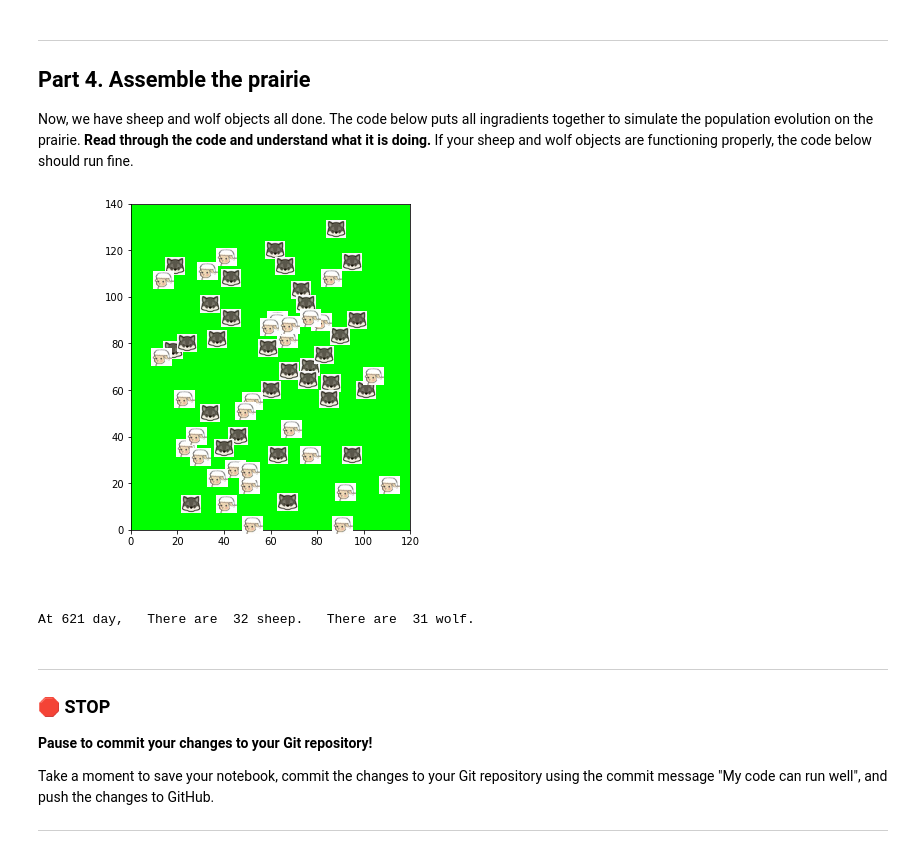
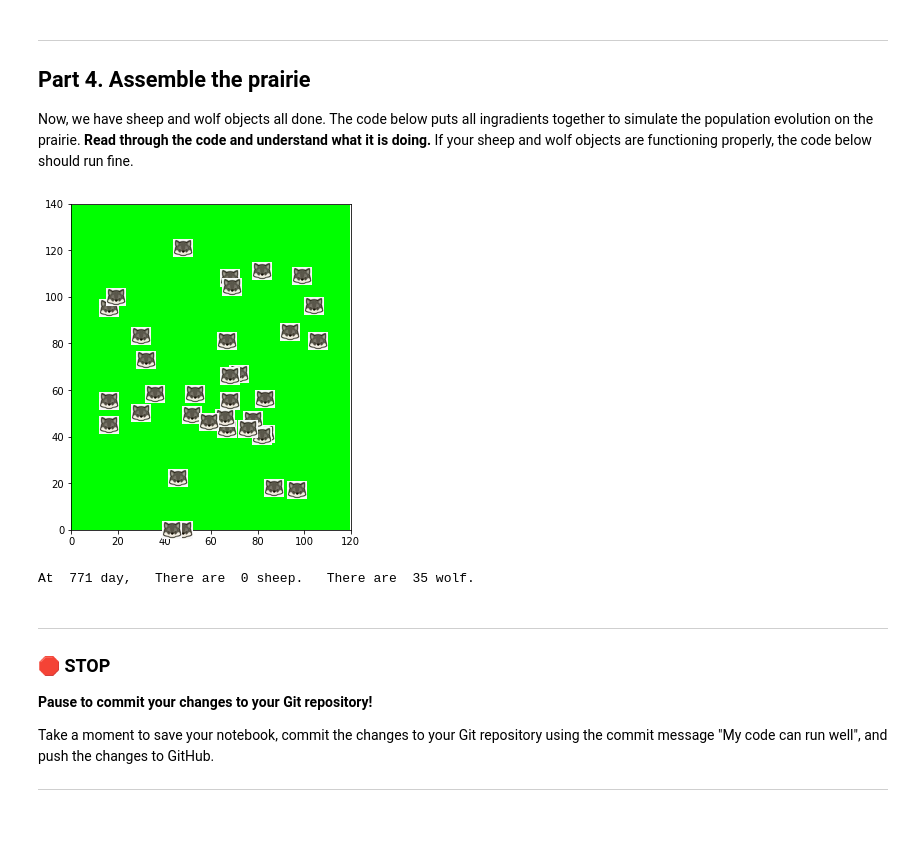
Before and after one commit to ahmedtawakol/cmse202-s21-turnin, a Jupyter notebook: hw-03/HW-03_OOP+ABM-STUDENT.ipynb, the cells around one changed output. Drawn from its saved outputs; the diff is of its cells as text; code cells hidden in the pictures; blank space fills up the shorter version.

```diff
--- a/hw-03/HW-03_OOP+ABM-STUDENT.ipynb
+++ b/hw-03/HW-03_OOP+ABM-STUDENT.ipynb
@@ -285,11 +285,11 @@ class sheep():
         if newx < 20:
             newx = 20
         if newy < 20:
-            newx = 20
+            newy = 20
         if newx > 100:
             newx = 100
-        if newx > 120:
-            newx = 120
+        if newy > 120:
+            newy = 120
     def reproduce(self):
         '''
         This method copys the sheep object
@@ -398,11 +398,11 @@ class wolf():
         if newx < 20:
             newx = 20
         if newy < 20:
-            newx = 20
+            newy = 20
         if newx > 100:
             newx = 100
-        if newx > 120:
-            newx = 120
+        if newy > 120:
+            newy = 120
     def reproduce(self):
         '''
         This method copys the sheep object
@@ -538,11 +538,11 @@ class wolf():
         if newx < 20:
             newx = 20
         if newy < 20:
-            newx = 20
+            newy = 20
         if newx > 100:
             newx = 100
-        if newx > 120:
-            newx = 120
+        if newy > 120:
+            newy = 120
     def reproduce(self):
         '''
         This method copys the sheep object
@@ -673,11 +673,11 @@ class wolf():
         if newx < 20:
             newx = 20
         if newy < 20:
-            newx = 20
+            newy = 20
         if newx > 100:
             newx = 100
-        if newx > 120:
-            newx = 120
+        if newy > 120:
+            newy = 120
     def reproduce(self):
         '''
         This method copys the sheep object
@@ -739,7 +739,7 @@ pri[:,:,1] = 1
 
 ## the periods of sheep and wolf reproduce
 sh_bp = 100
-wf_bp = 120
+wf_bp = 60
 
 count = 0
 
@@ -823,36 +823,38 @@ for d in range(2,2002):
     ## the next 4 lines are used to set up a stop point
     ## the simulation will stop 210 steps after one of
     ## the two species extinct
     if np.size(pack) == 0 or np.size(flock) == 0:
         count = count +1
     if count == 210:
         break
 
     ## visualization: plot every 10 time steps
     if np.mod(d,10) == 1:
         clear_output(wait=True)
 
         plt.figure(figsize=(6, 6))
         plt.imshow(pri)
 
         for w in range(np.size(pack)):
             pack[w].draw()
 
         for s in range(np.size(flock)):
             flock[s].draw()
 
         plt.axes().set_aspect('equal')
         plt.axes().set_xlim([-0,120])
         plt.axes().set_ylim([-0,140])
         plt.show()
 
         time.sleep(0.001)
 
-        print('At', d,'day,',  '  There are ', np.size(flock), 'sheep.', \
+        print('At ', d,'day,',  '  There are ', np.size(flock), 'sheep.', \
               '  There are ', np.size(pack), 'wolf.')
+        wf_plr.append(np.size(pack))
+        sh_plr.append(np.size(flock))
 # %% [output]
-[figure, old version]
+[figure, new version]
-At 621 day,   There are  32 sheep.   There are  31 wolf.
+At  771 day,   There are  0 sheep.   There are  35 wolf.
 # %% [markdown]
 ---
 ### &#128721; STOP
```
Also changed, not shown: parts of 26 cells of this notebook.
